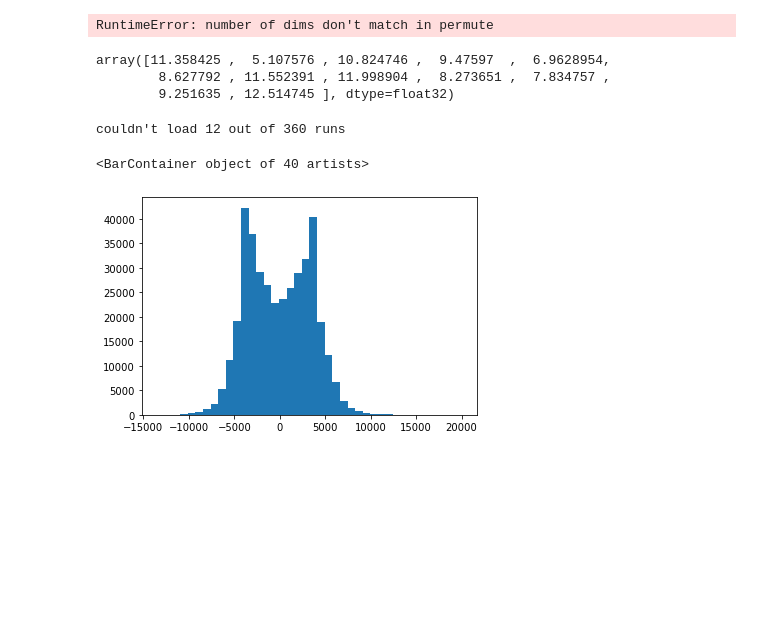
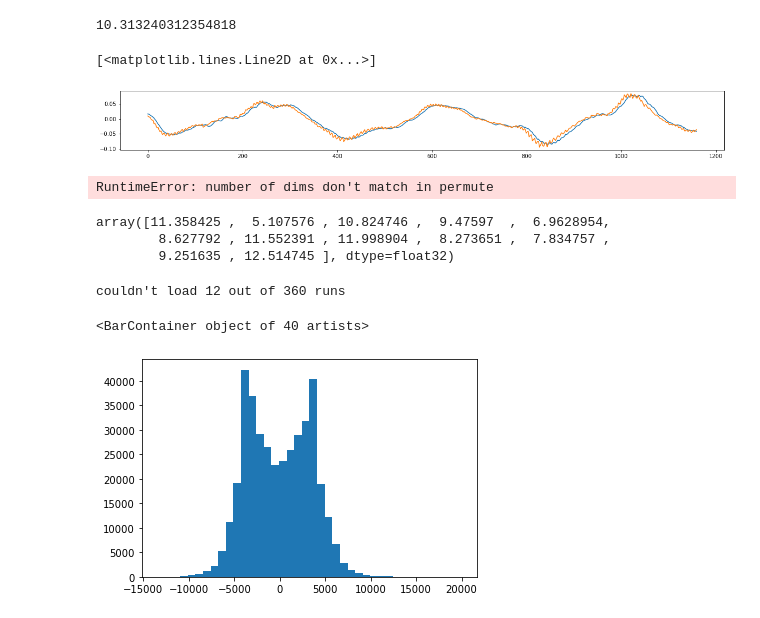
Before and after one commit to rgilman33/bespoke, a Jupyter notebook: nb/4_viz_sim.ipynb, the cells around one changed output. Saved outputs shown, nothing was run; the diff lists cells and outputs as text; code cells hidden in the pictures; blank space fills up the shorter version.

```diff
--- a/nb/4_viz_sim.ipynb
+++ b/nb/4_viz_sim.ipynb
@@ -83,6 +84,24 @@ for i in range(len(img_paths)-1):
     video.write(img)
 
 video.release()
+# %%
+np.degrees(.18)
+# %% [output]
+10.313240312354818
+# %%
+curve_prep_slowdown_time_sec = 1.0
+headings = []
+for i in range(len(targets)):
+    traj, speed_mps = targets[i], kph_to_mps(aux[i, 2])
+    future_heading = get_heading_at_dist_along_traj(traj, speed_mps*curve_prep_slowdown_time_sec)
+    headings.append(future_heading)
+# %%
+plt.figure(figsize=(20,2))
+plt.plot(wp_angles)
+plt.plot(np.array(headings)/2.6)
+# %% [output]
+[<matplotlib.lines.Line2D at 0x...>]
+[figure, added]
 # %%
 from viz_utils import make_vid
 
```
Also changed, not shown: parts of 7 cells of this notebook, 12 other files.
